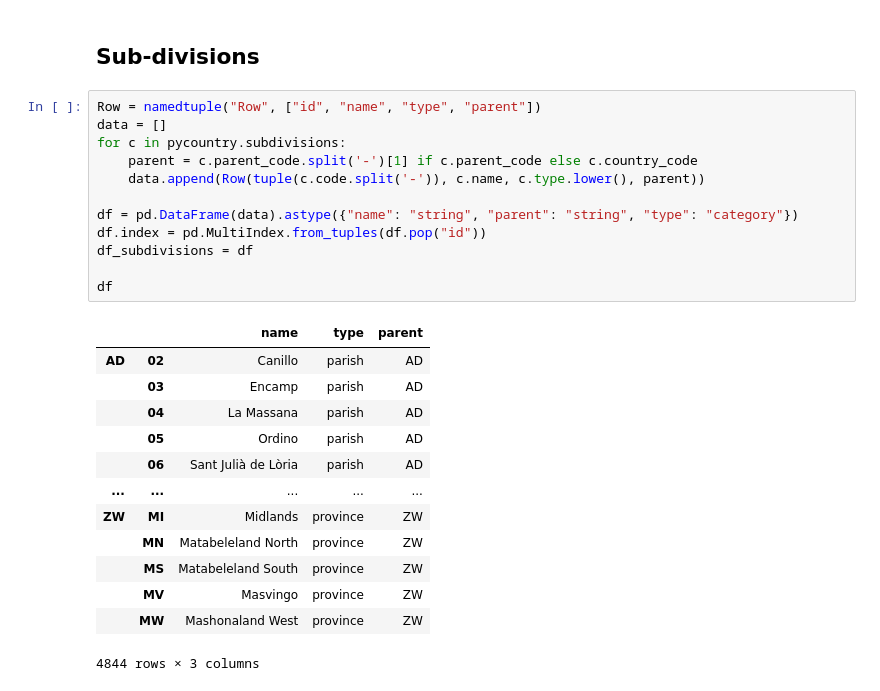
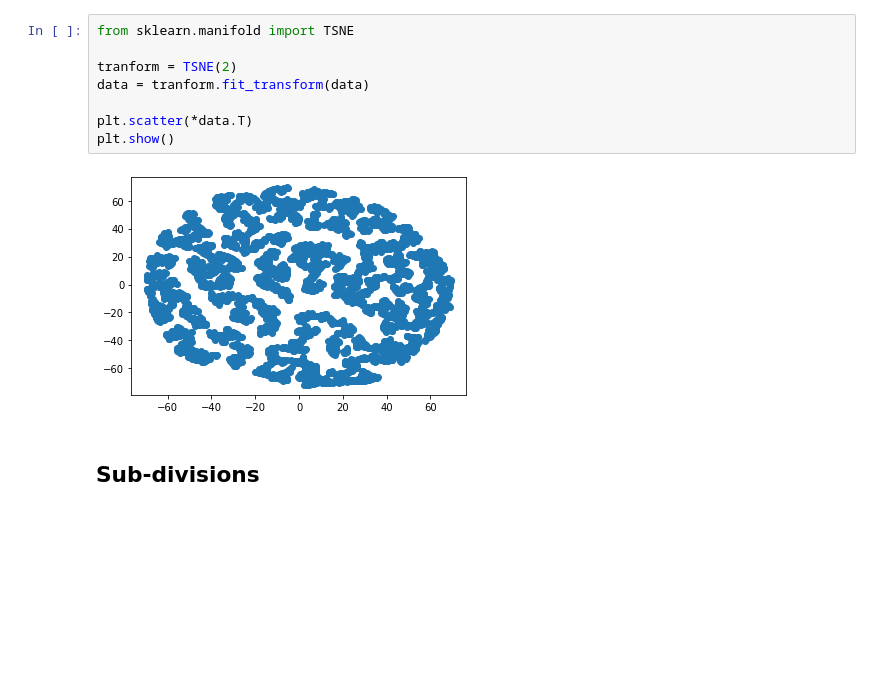
Before and after one commit to pydemic/mundi-demography, a Jupyter notebook: notebooks/intro-demography.ipynb, the cells around one changed output. Saved outputs shown, nothing was run; the diff lists cells and outputs as text; blank space fills up the shorter version.

```diff
--- a/notebooks/intro-demography.ipynb
+++ b/notebooks/intro-demography.ipynb
@@ -38,28 +59,12 @@ df
+# %%
+from sklearn.manifold import TSNE
+
+tranform = TSNE(2)
+data = tranform.fit_transform(data)
+
+plt.scatter(*data.T)
+plt.show()
+# %% [output]
+[figure, added]
 # %% [markdown]
 ## Sub-divisions
-# %%
-Row = namedtuple("Row", ["id", "name", "type", "parent"])
-data = []
-for c in pycountry.subdivisions:
-    parent = c.parent_code.split('-')[1] if c.parent_code else c.country_code
-    data.append(Row(tuple(c.code.split('-')), c.name, c.type.lower(), parent))
-
-df = pd.DataFrame(data).astype({"name": "string", "parent": "string", "type": "category"})
-df.index = pd.MultiIndex.from_tuples(df.pop("id"))
-df_subdivisions = df
-
-df
-# %% [output]
-|  |  | name | type | parent |
-| AD | 02 | Canillo | parish | AD |
-|  | 03 | Encamp | parish | AD |
-|  | 04 | La Massana | parish | AD |
-|  | 05 | Ordino | parish | AD |
-|  | 06 | Sant Julià de Lòria | parish | AD |
-| ... | ... | ... | ... | ... |
-| ZW | MI | Midlands | province | ZW |
-|  | MN | Matabeleland North | province | ZW |
-|  | MS | Matabeleland South | province | ZW |
-|  | MV | Masvingo | province | ZW |
-|  | MW | Mashonaland West | province | ZW |
-4844 rows × 3 columns
```
Also changed, not shown: parts of 22 cells of this notebook, 4 other files.
